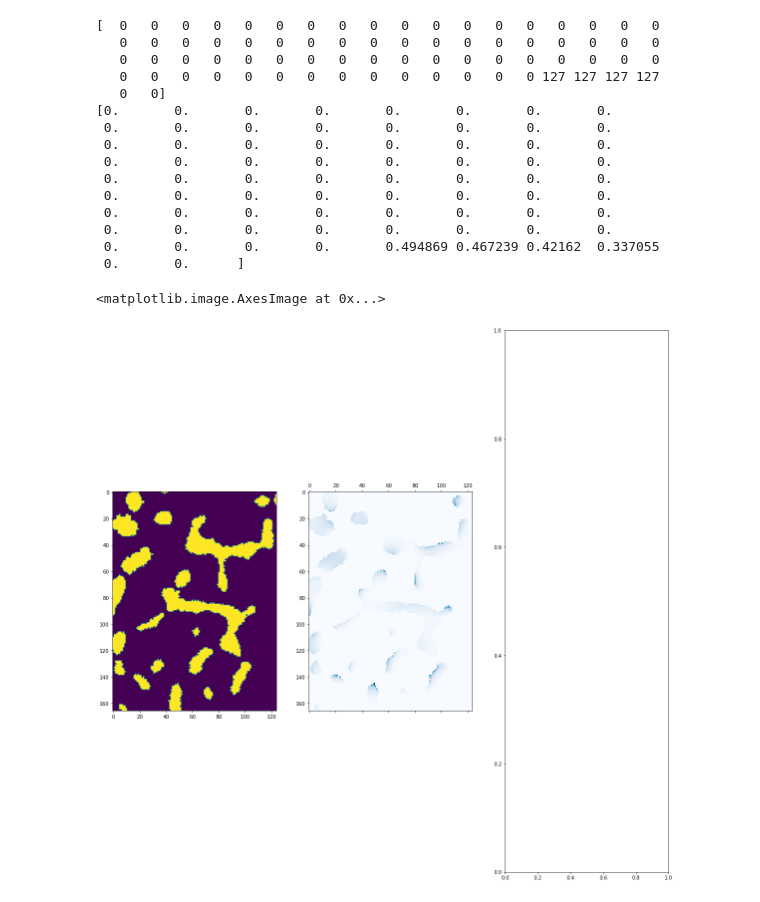
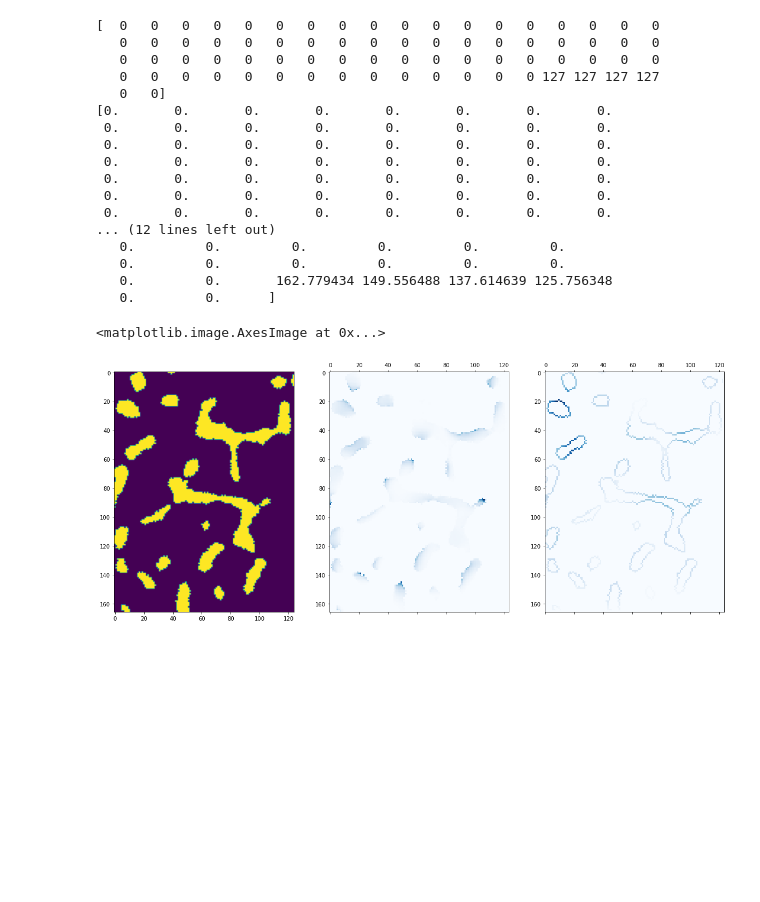
Before and after one commit to atdinescu/py_scripts, a Jupyter notebook: bone_remodeling_results.ipynb, the cells around one changed output. Saved outputs shown, nothing was run; the diff lists cells and outputs as text; code cells hidden in the pictures; blank space fills up the shorter version.

Commit message:
Reading SED and SUMSED files correctly

```diff
--- a/bone_remodeling_results.ipynb
+++ b/bone_remodeling_results.ipynb
@@ -5,27 +5,25 @@ import matplotlib.pyplot as plt
 def open_sed(filename, filetype, dimX, dimY, dimZ):
     fd = open(filename, 'rb')
     if filetype == 'raw':
-        f = np.fromfile(fd, dtype=np.uint8,count=dimX*dimY*dimZ)
+        f = np.fromfile(fd, dtype=np.uint8)
     elif filetype == 'sed' or filetype == 'sumsed':
-        #f = np.fromfile(fd, dtype=np.float64,count=dimX*dimY*dimZ)
-        f = np.fromfile(fd, sep=' ')#, dtype=np.float64,count=dimX*dimY*dimZ)
+        f = np.fromfile(fd, dtype=np.float64, sep=' ')
     im = f.reshape((dimZ, dimY, dimX))
     fd.close()
 
     print(im[:,0,0])
 
     slice = im[1,:,:]
-    print(slice[:,:])
 
     return slice
 # %%
-file = 'F:\Visual Studio Programs\ITS-Wholebone-microCT-Bone Remodeling\E0015896_ITS_L_2.raw'
+file = 'F:\Visual Studio Programs\ITS-Wholebone-microCT-Bone Remodeling\E0015896_ITS_L_1.raw'
 im_slice = open_sed(file,'raw',124,166,74)
 
-file_sed = 'F:\Visual Studio Programs\ITS-Wholebone-microCT-Bone Remodeling\E0015896_ITS_L_2.sed'
+file_sed = 'F:\Visual Studio Programs\ITS-Wholebone-microCT-Bone Remodeling\E0015896_ITS_L_1.sed'
 im_sed = open_sed(file_sed,'sed',124,166,74)
 
-file_sumsed = 'F:\Visual Studio Programs\ITS-Wholebone-microCT-Bone Remodeling\E0015896_ITS_L_2.sumsed'
+file_sumsed = 'F:\Visual Studio Programs\ITS-Wholebone-microCT-Bone Remodeling/new.sumsed'
 im_sumsed = open_sed(file_sumsed,'sumsed',124,166,74)
 # %% [output]
 [  0   0   0   0   0   0   0   0   0   0   0   0   0   0   0   0   0   0
@@ -40,26 +38,29 @@ im_sumsed = open_sed(file_sumsed,'sumsed',124,166,74)
  0.       0.       0.       0.       0.       0.       0.       0.
  0.       0.       0.       0.       0.       0.       0.       0.
  0.       0.       0.       0.       0.       0.       0.       0.
- 0.       0.       0.       0.       0.       0.       0.       0.
- 0.       0.       0.       0.       0.494869 0.467239 0.42162  0.337055
- 0.       0.      ]
+... (12 lines left out)
+   0.         0.         0.         0.         0.         0.
+   0.         0.         0.         0.         0.         0.
+   0.         0.       162.779434 149.556488 137.614639 125.756348
+   0.         0.      ]
 # %%
 # plot colormap of SED value for slice above
+plt.rcParams['figure.figsize'] = [20,10]
 fig, (ax0,ax1,ax2) = plt.subplots(1,3)
 
 ax0.imshow(im_slice[:,:])
 #ax0.colorbar()
 
 ax1.matshow(im_sed[:,:], cmap=plt.cm.Blues)
 #fig.colorbar()
 
-#ax2.matshow(im_sumsed[:,:], cmap=plt.cm.Blues)
+ax2.matshow(im_sumsed[:,:], cmap=plt.cm.Blues)
 
 #for i in range(dimX):
 #    for j in range(dimY):
 #        c = im2d_sed[j,i]
 #        ax.text(i,j,str(c),va='center',ha='center')
 # %% [output]
 <matplotlib.image.AxesImage at 0x...>
-[figure, old version]
+[figure, new version]
 # %%
```
Also changed, not shown: parts of 2 cells of this notebook.
